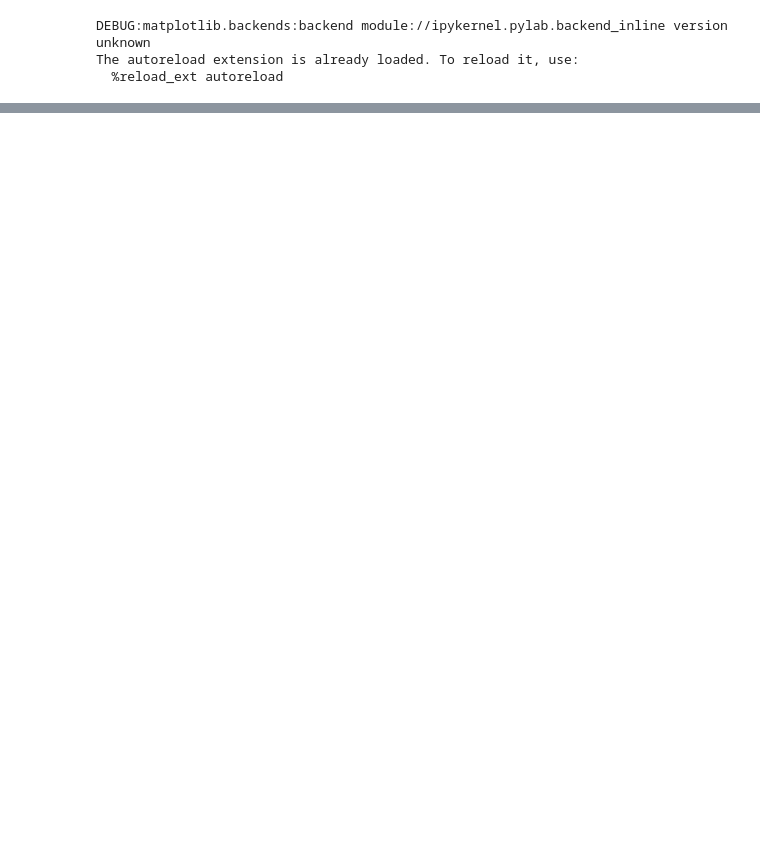
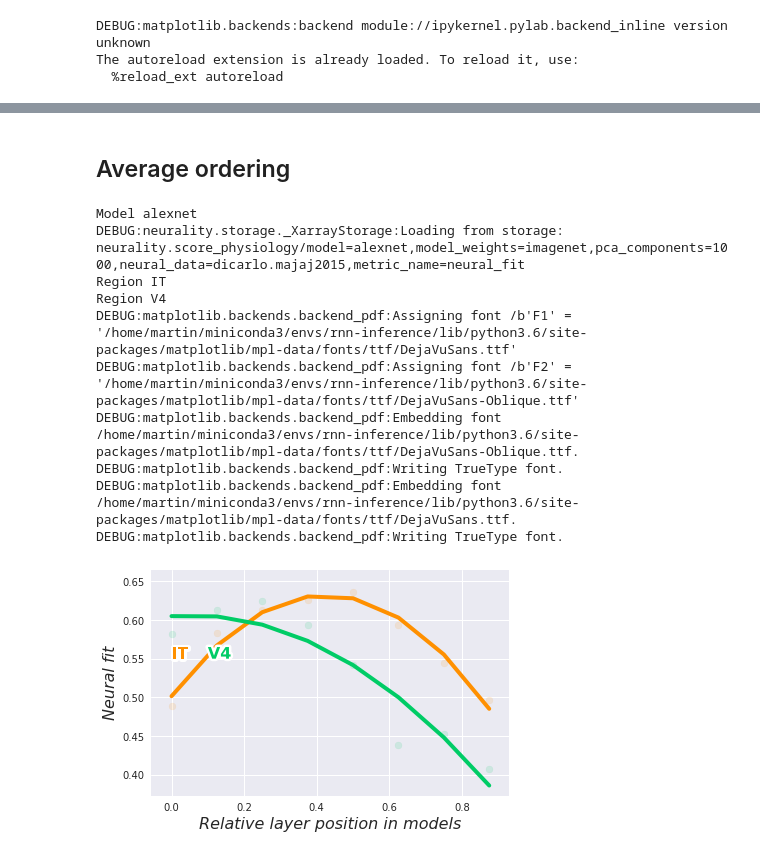
Before and after one commit to brain-score/candidate_models, a Jupyter notebook: results/layerfit.ipynb, the cells around one changed output, grey strips where cells are left out. Drawn from its saved outputs; the diff is of its cells as text; code cells hidden in the pictures; blank space fills up the shorter version.

Commit message:
add average layer ordering plot

```diff
--- a/results/layerfit.ipynb
+++ b/results/layerfit.ipynb
@@ -22,0 +30,19 @@ DEBUG:neurality.storage._XarrayStorage:Loading from storage: neurality.score_phy
+# %% [markdown]
+## Average ordering
+# %%
+from neurality.plot.layerfit import plot_average_layer_ordering
+
+plot_average_layer_ordering(['alexnet'])
+pyplot.savefig('results/layer-ordering.pdf')
+# %% [output]
+Model alexnet
+DEBUG:neurality.storage._XarrayStorage:Loading from storage: neurality.score_physiology/model=alexnet,model_weights=imagenet,pca_components=1000,neural_data=dicarlo.majaj2015,metric_name=neural_fit
+Region IT
+Region V4
+DEBUG:matplotlib.backends.backend_pdf:Assigning font /b'F1' = '/home/martin/miniconda3/envs/rnn-inference/lib/python3.6/site-packages/matplotlib/mpl-data/fonts/ttf/DejaVuSans.ttf'
+DEBUG:matplotlib.backends.backend_pdf:Assigning font /b'F2' = '/home/martin/miniconda3/envs/rnn-inference/lib/python3.6/site-packages/matplotlib/mpl-data/fonts/ttf/DejaVuSans-Oblique.ttf'
+DEBUG:matplotlib.backends.backend_pdf:Embedding font /home/martin/miniconda3/envs/rnn-inference/lib/python3.6/site-packages/matplotlib/mpl-data/fonts/ttf/DejaVuSans-Oblique.ttf.
+DEBUG:matplotlib.backends.backend_pdf:Writing TrueType font.
+DEBUG:matplotlib.backends.backend_pdf:Embedding font /home/martin/miniconda3/envs/rnn-inference/lib/python3.6/site-packages/matplotlib/mpl-data/fonts/ttf/DejaVuSans.ttf.
+DEBUG:matplotlib.backends.backend_pdf:Writing TrueType font.
+[figure, added]
```
Also changed, not shown: parts of 4 cells of this notebook, 2 other files.
